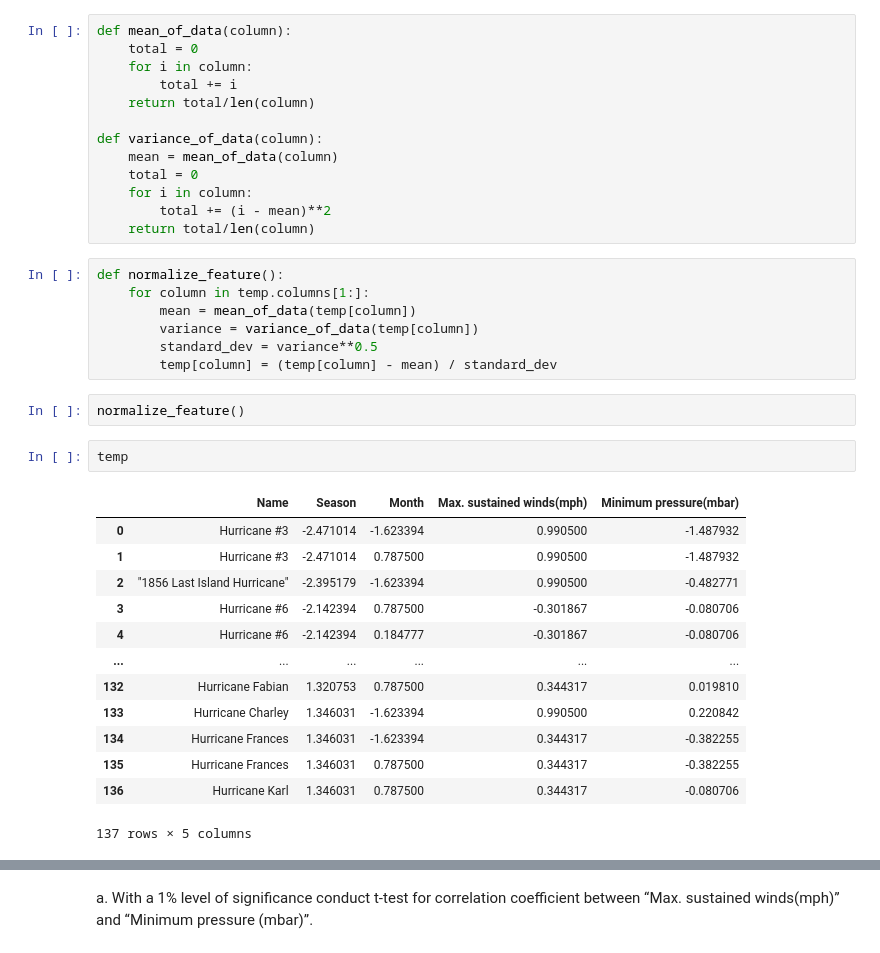
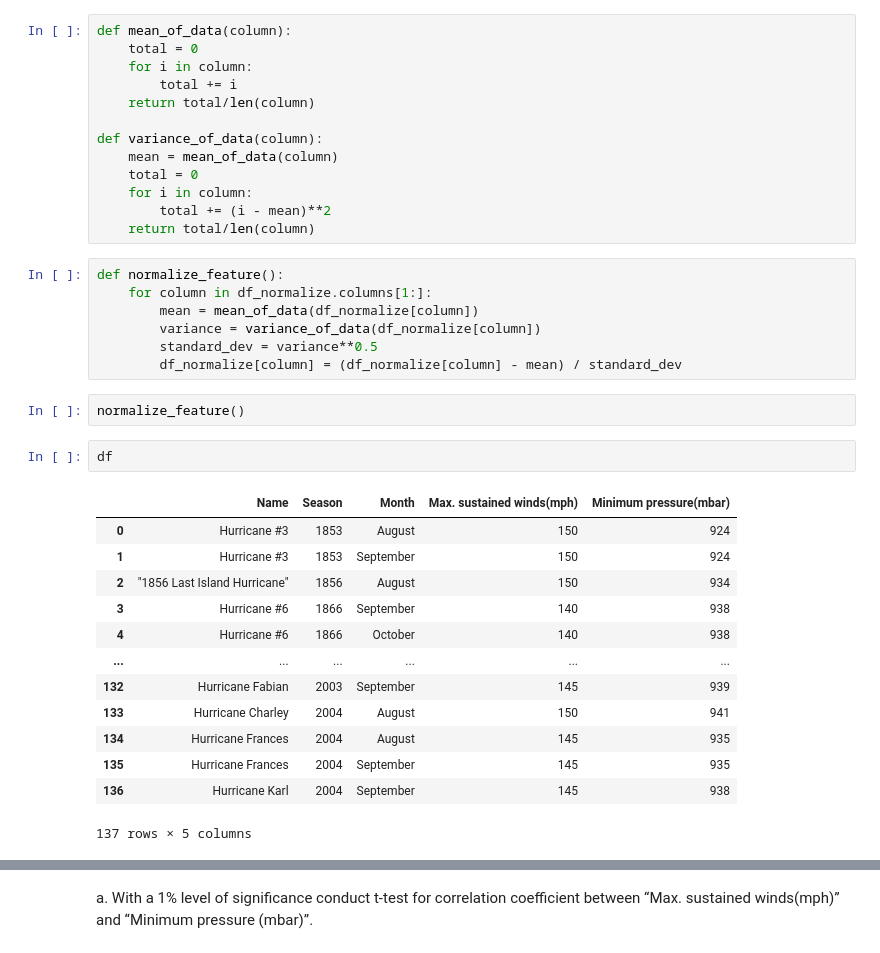
Before and after one commit to anushk4/CSE558-Assignments, a Jupyter notebook: q4.ipynb, the cells around one changed output, grey strips where cells are left out. Cells and saved outputs as stored; diff of their text form.

```diff
--- a/q4.ipynb
+++ b/q4.ipynb
@@ -67,26 +71,26 @@ def variance_of_data(column):
     return total/len(column)
 # %%
 def normalize_feature():
-    for column in temp.columns[1:]:
-        mean = mean_of_data(temp[column])
-        variance = variance_of_data(temp[column])
+    for column in df_normalize.columns[1:]:
+        mean = mean_of_data(df_normalize[column])
+        variance = variance_of_data(df_normalize[column])
         standard_dev = variance**0.5
-        temp[column] = (temp[column] - mean) / standard_dev
+        df_normalize[column] = (df_normalize[column] - mean) / standard_dev
 # %%
 normalize_feature()
-# %%
-temp
-# %% [output]
-|  | Name | Season | Month | Max. sustained winds(mph) | Minimum pressure(mbar) |
-| 0 | Hurricane #3 | -2.471014 | -1.623394 | 0.990500 | -1.487932 |
-| 1 | Hurricane #3 | -2.471014 | 0.787500 | 0.990500 | -1.487932 |
-| 2 | "1856 Last Island Hurricane" | -2.395179 | -1.623394 | 0.990500 | -0.482771 |
-| 3 | Hurricane #6 | -2.142394 | 0.787500 | -0.301867 | -0.080706 |
-| 4 | Hurricane #6 | -2.142394 | 0.184777 | -0.301867 | -0.080706 |
-| ... | ... | ... | ... | ... | ... |
-| 132 | Hurricane Fabian | 1.320753 | 0.787500 | 0.344317 | 0.019810 |
-| 133 | Hurricane Charley | 1.346031 | -1.623394 | 0.990500 | 0.220842 |
-| 134 | Hurricane Frances | 1.346031 | -1.623394 | 0.344317 | -0.382255 |
-| 135 | Hurricane Frances | 1.346031 | 0.787500 | 0.344317 | -0.382255 |
-| 136 | Hurricane Karl | 1.346031 | 0.787500 | 0.344317 | -0.080706 |
-137 rows × 5 columns
+# %%
+df
+# %% [output]
+|  | Name | Season | Month | Max. sustained winds(mph) | Minimum pressure(mbar) |
+| 0 | Hurricane #3 | 1853 | August | 150 | 924 |
+| 1 | Hurricane #3 | 1853 | September | 150 | 924 |
+| 2 | "1856 Last Island Hurricane" | 1856 | August | 150 | 934 |
+| 3 | Hurricane #6 | 1866 | September | 140 | 938 |
+| 4 | Hurricane #6 | 1866 | October | 140 | 938 |
+| ... | ... | ... | ... | ... | ... |
+| 132 | Hurricane Fabian | 2003 | September | 145 | 939 |
+| 133 | Hurricane Charley | 2004 | August | 150 | 941 |
+| 134 | Hurricane Frances | 2004 | August | 145 | 935 |
+| 135 | Hurricane Frances | 2004 | September | 145 | 935 |
+| 136 | Hurricane Karl | 2004 | September | 145 | 938 |
+137 rows × 5 columns
```
Also changed, not shown: parts of 21 cells of this notebook.
